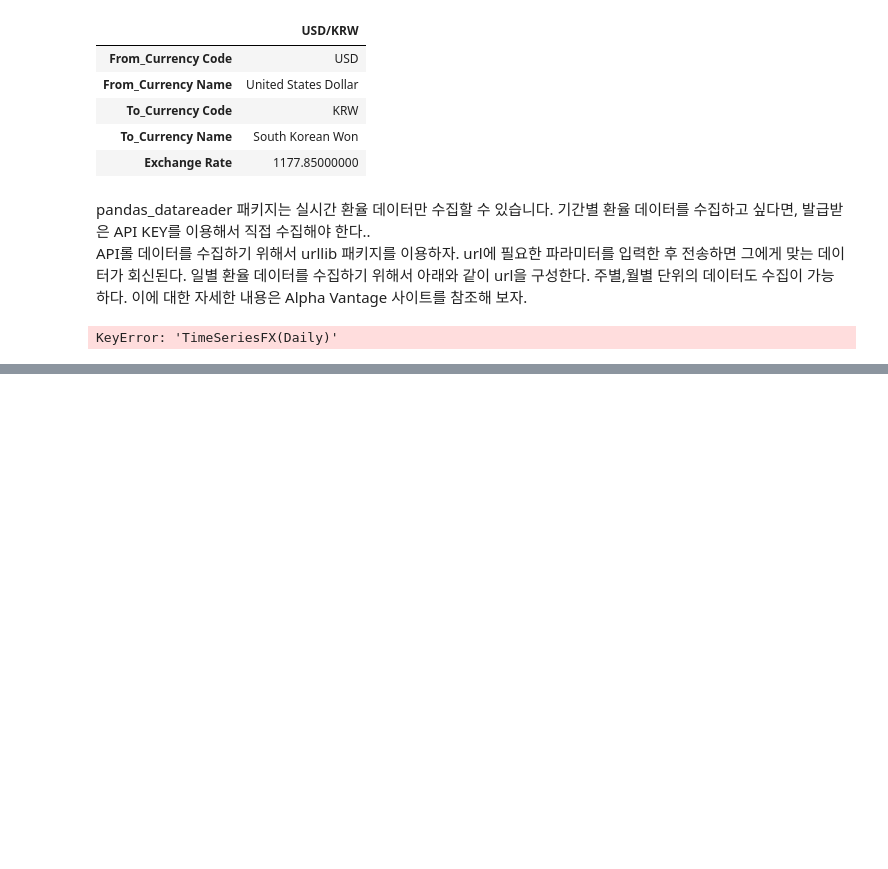
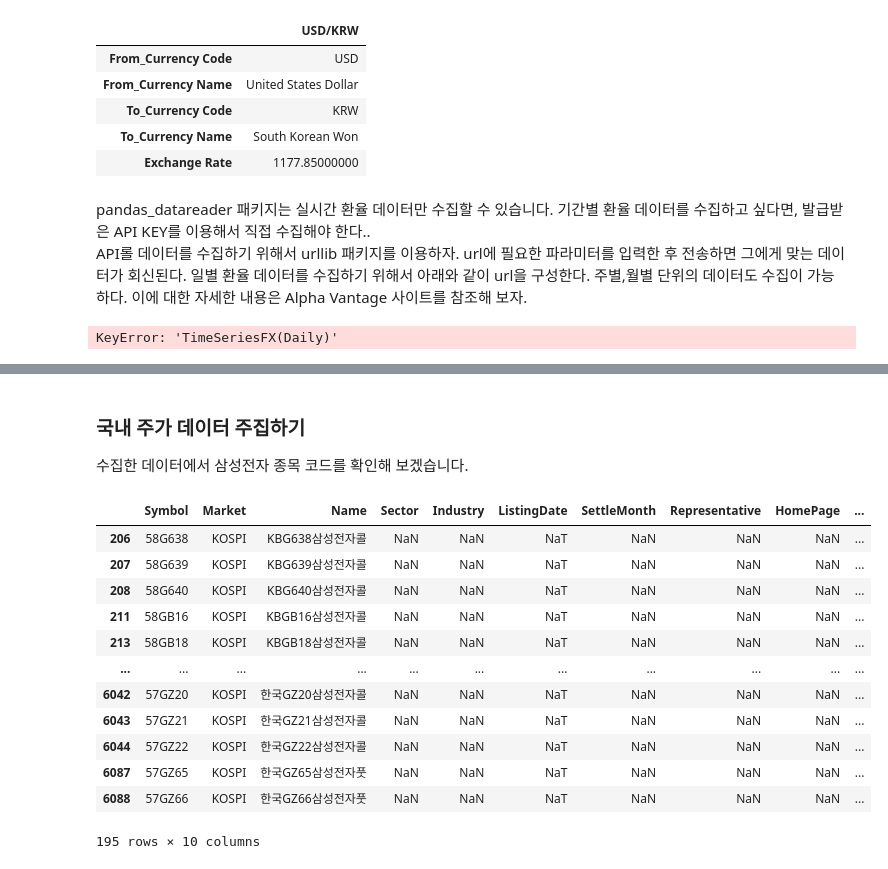
Before and after one commit to choiuikang/financial_data_python, a Jupyter notebook: chapter_1.ipynb, the cells around one changed output, grey strips where cells are left out. Cells and saved outputs as stored; diff of their text form; code cells hidden in the pictures; blank space fills up the shorter version.

```diff
--- a/chapter_1.ipynb
+++ b/chapter_1.ipynb
@@ -209,0 +210,19 @@ kospi_cd
+# %% [markdown]
+### 국내 주가 데이터 주집하기
+수집한 데이터에서 삼성전자 종목 코드를 확인해 보겠습니다.
+# %%
+kospi_cd.loc[kospi_cd["Name"].str.find("삼성전자")>-1]
+# %% [output]
+|  | Symbol | Market | Name | Sector | Industry | ListingDate | SettleMonth | Representative | HomePage | ... |
+| 206 | 58G638 | KOSPI | KBG638삼성전자콜 | NaN | NaN | NaT | NaN | NaN | NaN | ... |
+| 207 | 58G639 | KOSPI | KBG639삼성전자콜 | NaN | NaN | NaT | NaN | NaN | NaN | ... |
+| 208 | 58G640 | KOSPI | KBG640삼성전자콜 | NaN | NaN | NaT | NaN | NaN | NaN | ... |
+| 211 | 58GB16 | KOSPI | KBGB16삼성전자콜 | NaN | NaN | NaT | NaN | NaN | NaN | ... |
+| 213 | 58GB18 | KOSPI | KBGB18삼성전자콜 | NaN | NaN | NaT | NaN | NaN | NaN | ... |
+| ... | ... | ... | ... | ... | ... | ... | ... | ... | ... | ... |
+| 6042 | 57GZ20 | KOSPI | 한국GZ20삼성전자콜 | NaN | NaN | NaT | NaN | NaN | NaN | ... |
+| 6043 | 57GZ21 | KOSPI | 한국GZ21삼성전자콜 | NaN | NaN | NaT | NaN | NaN | NaN | ... |
+| 6044 | 57GZ22 | KOSPI | 한국GZ22삼성전자콜 | NaN | NaN | NaT | NaN | NaN | NaN | ... |
+| 6087 | 57GZ65 | KOSPI | 한국GZ65삼성전자풋 | NaN | NaN | NaT | NaN | NaN | NaN | ... |
+| 6088 | 57GZ66 | KOSPI | 한국GZ66삼성전자풋 | NaN | NaN | NaT | NaN | NaN | NaN | ... |
+195 rows × 10 columns
```
Also changed, not shown: parts of 37 cells of this notebook.
